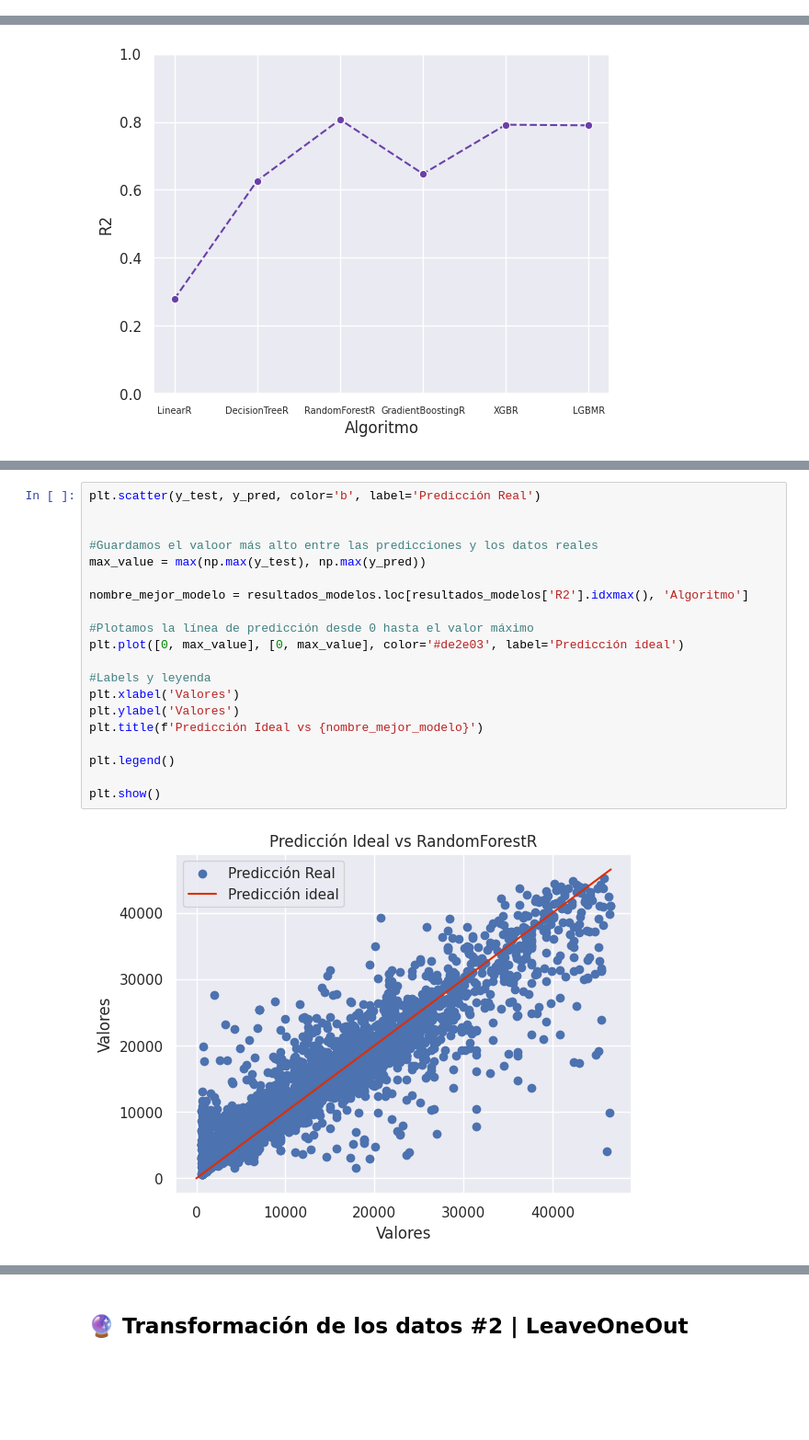
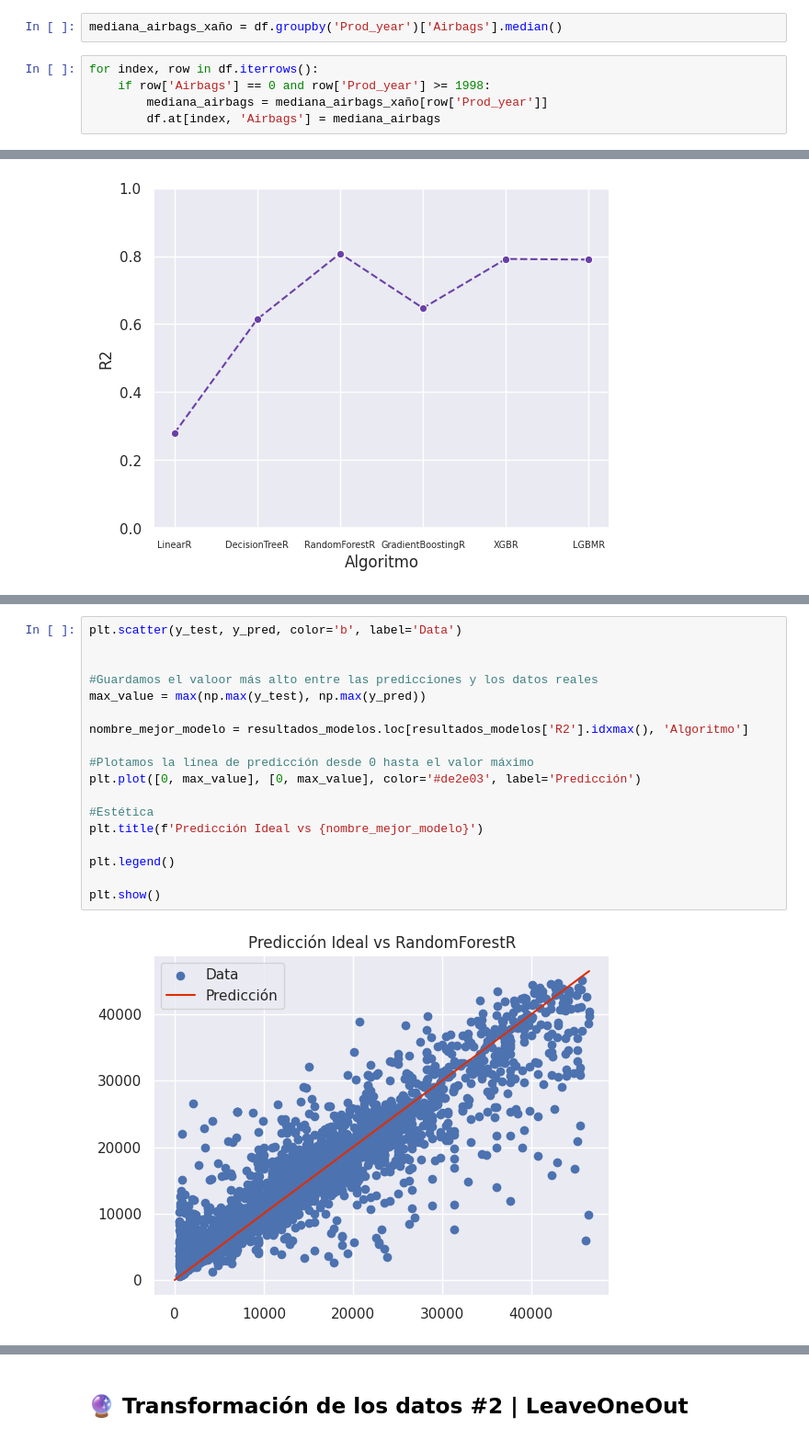
Before and after one commit to JotaLeutgeb/proyectofinalDS1, a Jupyter notebook: Car_Prediction/Main.ipynb, the cells around one changed output, grey strips where cells are left out. Shown at 92% size. Cells and saved outputs as stored; diff of their text form; blank space fills up the shorter version.

```diff
--- a/Car_Prediction/Main.ipynb
+++ b/Car_Prediction/Main.ipynb
@@ -480,0 +495,7 @@ df.loc[(df['Airbags'] == 0) & (df['Prod_year'] >= 1998), 'Airbags'] = 2
+# %%
+mediana_airbags_xaño = df.groupby('Prod_year')['Airbags'].median()
+# %%
+for index, row in df.iterrows():
+    if row['Airbags'] == 0 and row['Prod_year'] >= 1998:
+        mediana_airbags = mediana_airbags_xaño[row['Prod_year']]
+        df.at[index, 'Airbags'] = mediana_airbags
@@ -1015,25 +1058,23 @@ plt.show()
 # %%
-plt.scatter(y_test, y_pred, color='b', label='Predicción Real')
+plt.scatter(y_test, y_pred, color='b', label='Data')
 
 
 #Guardamos el valoor más alto entre las predicciones y los datos reales
 max_value = max(np.max(y_test), np.max(y_pred))
 
 nombre_mejor_modelo = resultados_modelos.loc[resultados_modelos['R2'].idxmax(), 'Algoritmo']
 
 #Plotamos la línea de predicción desde 0 hasta el valor máximo
-plt.plot([0, max_value], [0, max_value], color='#de2e03', label='Predicción ideal')
+plt.plot([0, max_value], [0, max_value], color='#de2e03', label='Predicción')
 
-#Labels y leyenda
-plt.xlabel('Valores')
-plt.ylabel('Valores')
+#Estética
 plt.title(f'Predicción Ideal vs {nombre_mejor_modelo}')
 
 plt.legend()
 
 plt.show()
 # %% [output]
-[figure, old version]
+[figure, new version]
 # %%
 
 # Creamos un DataFrame para la comparación entre la predicción con los datos reales
```
Also changed, not shown: parts of 30 cells of this notebook.
